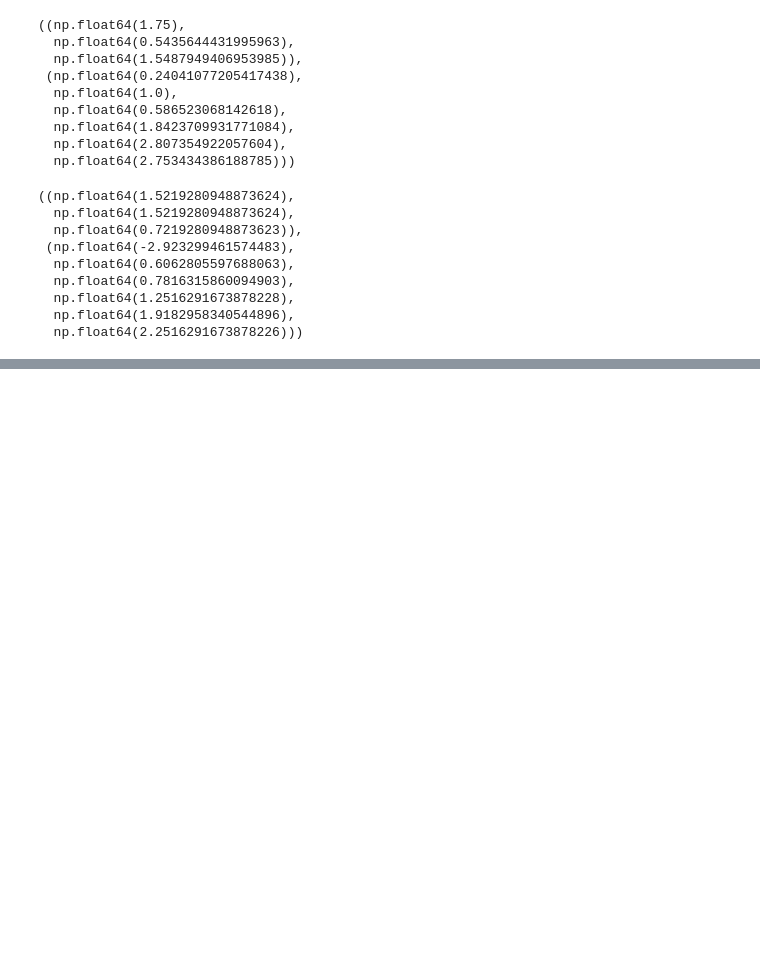
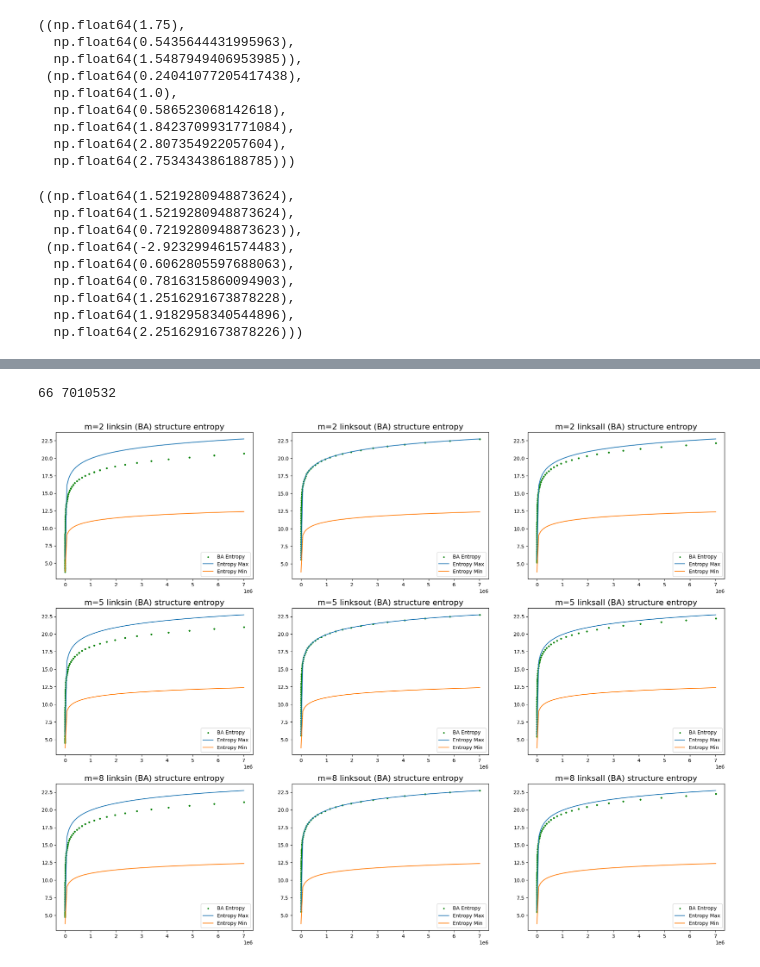
Before and after one commit to knogen/graph-computing-go, a Jupyter notebook: lab/ba_generate_entropy.ipynb, the cells around one changed output, grey strips where cells are left out. Cells and saved outputs as stored; diff of their text form; code cells hidden in the pictures; blank space fills up the shorter version.

Commit message:
generate graph entropy

```diff
--- a/lab/ba_generate_entropy.ipynb
+++ b/lab/ba_generate_entropy.ipynb
@@ -375,7 +167,0 @@ def draw_trend(ret_a,ret_b,ret_c,entropy_type, chart_type="structal"):
-# %%
-# 散点的数量是线程的数量x采样点的数量
-a = [item[1][3:] for item in iterator_ret_data(ret_2)]
-b = [item[1][3:] for item in iterator_ret_data(ret_5)]
-c = [item[1][3:] for item in iterator_ret_data(ret_8)]
-draw_trend(a,b,c,"(BA) structure")
-# a
@@ -384,7 +167,0 @@ draw_trend(a,b,c,"(BA) structure")
-# %%
-# 散点的数量是线程的数量x采样点的数量
-a = [item[0][0:] for item in iterator_ret_data(ret_2)]
-b = [item[0][0:] for item in iterator_ret_data(ret_5)]
-c = [item[0][0:] for item in iterator_ret_data(ret_8)]
-draw_trend(a,b,c,"(BA) degree distribution", chart_type="degree")
-# a
@@ -392,0 +302,21 @@ draw_trend(a,b,c,"(BA) degree distribution", chart_type="degree")
+# %%
+# 采样次数
+start_node_count=50
+sampling_times = 66
+
+sampling_point_list = np.array([int(start_node_count * 1.2**i) for i in range(sampling_times)])
+print(len(sampling_point_list),sampling_point_list[-1])
+# %% [output]
+66 7010532
+# %%
+Thread_Count = 5
+pool_sampling_point_list = []
+for _ in range(Thread_Count):
+    pool_sampling_point_list.append(sampling_point_list.copy())
+
+with Pool(45) as p:
+    ret_ba_m8 = p.map(generate_ba_m8, pool_sampling_point_list)
+with Pool(45) as p:
+    ret_ba_m5 = p.map(generate_ba_m5, pool_sampling_point_list)
+with Pool(45) as p:
+    ret_ba_m2 = p.map(generate_ba_m2, pool_sampling_point_list)
@@ -392,0 +393,8 @@ draw_trend(a,b,c,"(BA) degree distribution", chart_type="degree")
+# %%
+# 散点的数量是线程的数量x采样点的数量
+a = [item[1][3:] for item in iterator_ret_data(ret_ba_m2)]
+b = [item[1][3:] for item in iterator_ret_data(ret_ba_m5)]
+c = [item[1][3:] for item in iterator_ret_data(ret_ba_m8)]
+draw_ba_generate_chart(a,b,c,"(BA) structure")
+# %% [output]
+[figure, added]
```
Also changed, not shown: parts of 55 cells of this notebook.
